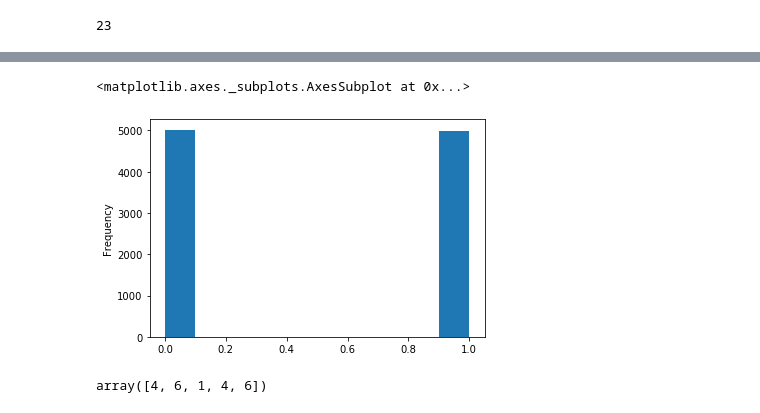
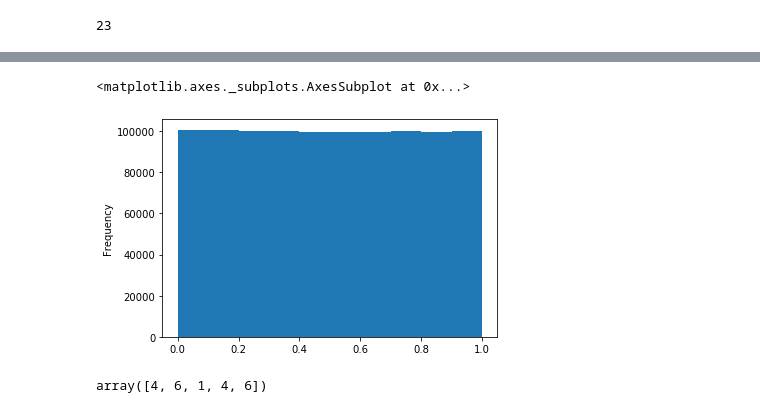
Before and after one commit to ronaldluc/DeepSaber, a Jupyter notebook: research/action_vectors/create_action_embeddings.ipynb, the cells around one changed output, grey strips where cells are left out. Saved outputs shown, nothing was run; the diff lists cells and outputs as text; code cells hidden in the pictures.

```diff
--- a/research/action_vectors/create_action_embeddings.ipynb
+++ b/research/action_vectors/create_action_embeddings.ipynb
@@ -819,11 +819,11 @@ gc.collect(0)
  'L215_R006': 1001,
  ...}
 # %%
-alpha = 0.0001
-pd.Series(np.random.beta(alpha, alpha, (10000)).astype('float32')).plot.hist()
+alpha = 1
+pd.Series(np.random.beta(alpha, alpha, (1000000)).astype('float32')).plot.hist()
 # %% [output]
 <matplotlib.axes._subplots.AxesSubplot at 0x...>
-[figure, old version]
+[figure, new version]
 # %%
 np.random.randint(0, 7, (5))
 # %% [output]
```
Also changed, not shown: 2 other files.
